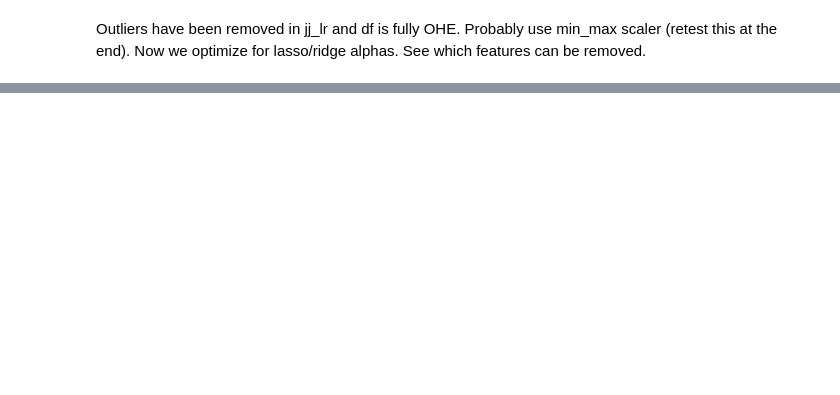
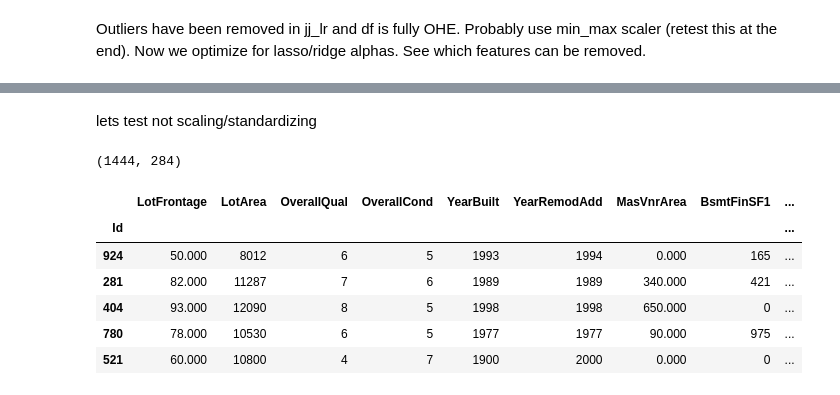
Before and after one commit to jimmy-jing/housing_ml, a Jupyter notebook: jj_optimization.ipynb, the cells around one changed output, grey strips where cells are left out. Cells and saved outputs as stored; diff of their text form; code cells hidden in the pictures; blank space fills up the shorter version.

```diff
--- a/jj_optimization.ipynb
+++ b/jj_optimization.ipynb
@@ -26,0 +425,15 @@ Outliers have been removed in jj_lr and df is fully OHE. Probably use min_max sc
+# %% [markdown]
+lets test not scaling/standardizing
+# %%
+full_housing = pd.read_csv('full_ohe_no_outlier.csv', index_col=0)
+full_housing.shape
+full_housing.sample(5)
+# %% [output]
+(1444, 284)
+|  | LotFrontage | LotArea | OverallQual | OverallCond | YearBuilt | YearRemodAdd | MasVnrArea | BsmtFinSF1 | ... |
+| Id |  |  |  |  |  |  |  |  | ... |
+| 924 | 50.000 | 8012 | 6 | 5 | 1993 | 1994 | 0.000 | 165 | ... |
+| 281 | 82.000 | 11287 | 7 | 6 | 1989 | 1989 | 340.000 | 421 | ... |
+| 404 | 93.000 | 12090 | 8 | 5 | 1998 | 1998 | 650.000 | 0 | ... |
+| 780 | 78.000 | 10530 | 6 | 5 | 1977 | 1977 | 90.000 | 975 | ... |
+| 521 | 60.000 | 10800 | 4 | 7 | 1900 | 2000 | 0.000 | 0 | ... |
```
Also changed, not shown: parts of 37 cells of this notebook, 4 other files.
